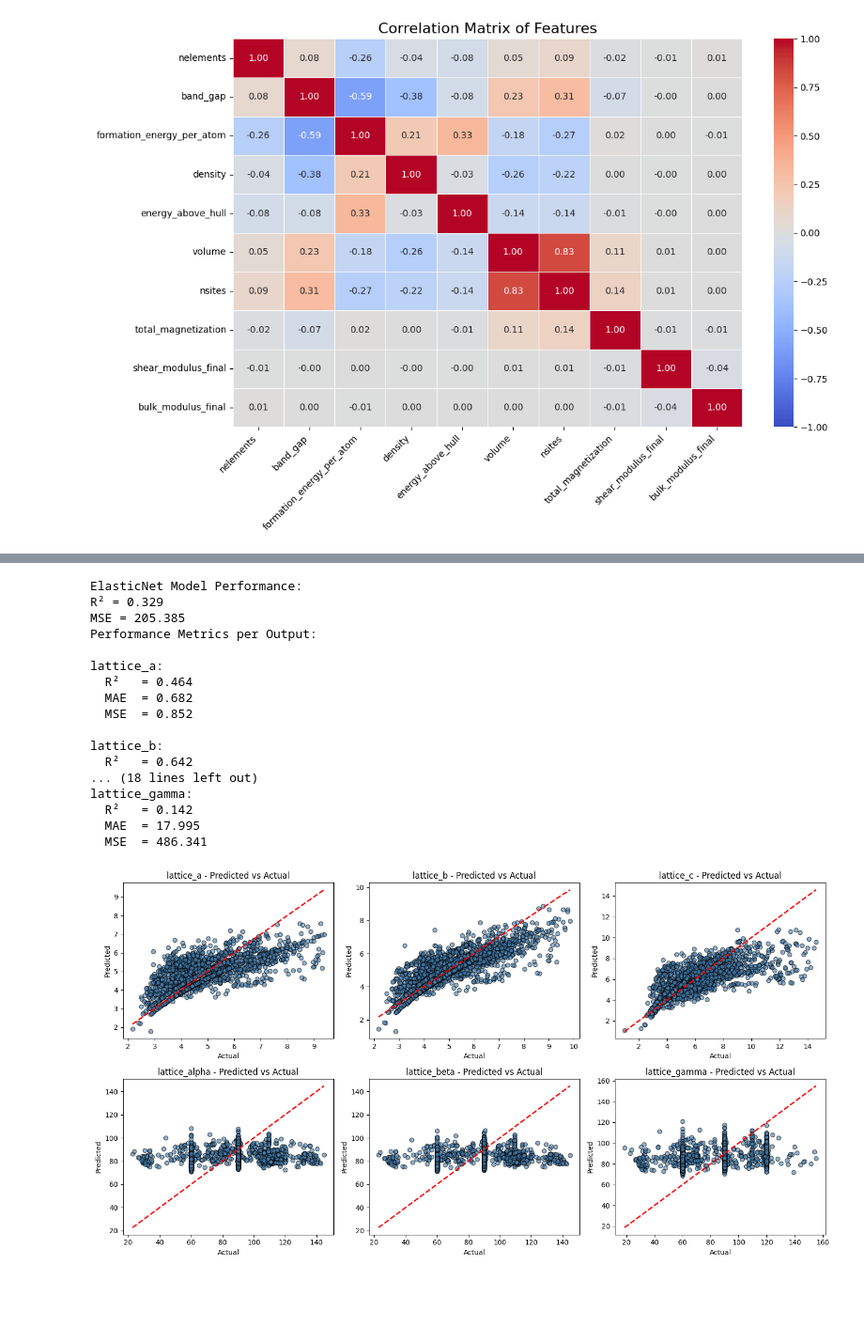
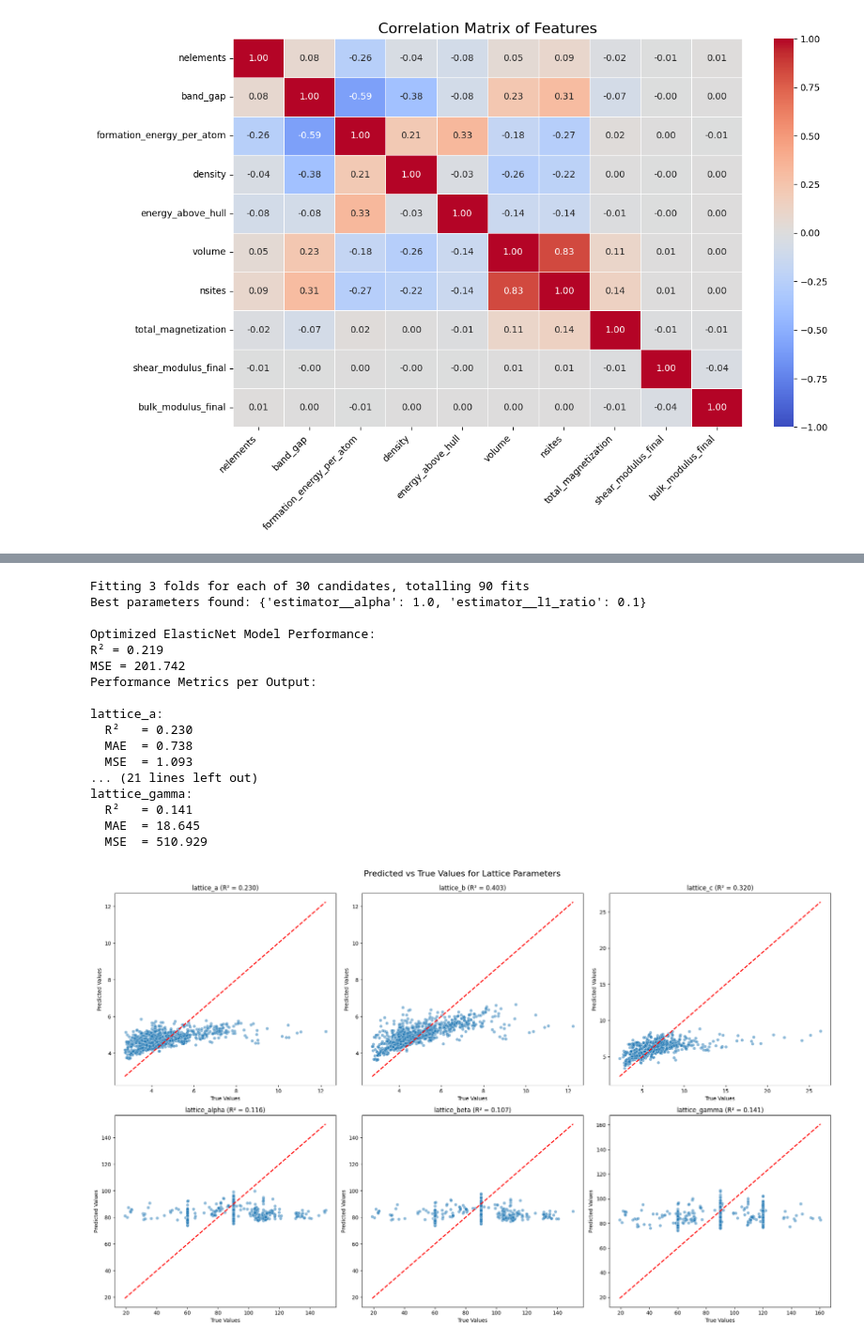
Before and after one commit to mylesgrxnt/CrystalClassification, a Jupyter notebook: proj.ipynb, the cells around one changed output, grey strips where cells are left out. Shown at 94% size. Drawn from its saved outputs; the diff is of its cells as text; code cells hidden in the pictures; blank space fills up the shorter version.

```diff
--- a/proj.ipynb
+++ b/proj.ipynb
@@ -379,52 +410,65 @@ lattice_gamma:
 # %%
-# ElasticNet Regression
+from sklearn.linear_model import ElasticNet
+from sklearn.multioutput import MultiOutputRegressor
+from sklearn.model_selection import GridSearchCV
+from sklearn.metrics import mean_squared_error, r2_score
 
-from sklearn.linear_model import ElasticNet
-from sklearn.metrics import mean_absolute_error, mean_squared_error, r2_score
+# Train/test split and scaling
+X_train_EN, X_test_EN, Y_train_EN, Y_test_EN = train_test_split_custom(df_with_lattice)
+X_train_scaled_EN, X_test_scaled_EN, Y_train_aligned_EN, Y_test_aligned_EN = scale_and_transform(
+    X_train_EN, X_test_EN, Y_train_EN, Y_test_EN
+)
 
-X_train_EN, X_test_EN, Y_train_EN, Y_test_EN = train_test_split_custom(df_with_lattice)
-X_train_scaled_EN, X_test_scaled_EN, Y_train_aligned_EN, Y_test_aligned_EN = scale_and_transform(X_train_EN, X_test_EN, Y_train_EN, Y_test_EN)
+# Define base ElasticNet estimator
+base_elastic_net = ElasticNet(max_iter=10000)
 
-# Initialize the ElasticNet model with alpha and l1_ratio (ElasticNet mix ratio)
-elastic_net = ElasticNet(alpha=0.1, l1_ratio=0.9)  # alpha controls regularization strength
+# Wrap in MultiOutputRegressor
+multi_elastic_net = MultiOutputRegressor(base_elastic_net)
 
-# Train the model on the training data
-elastic_net.fit(X_train_scaled_EN, Y_train_aligned_EN)
+# Grid search parameters
+param_grid = {
+    'estimator__alpha': [0.01, 0.1, 1.0, 10.0, 100.0],
+    'estimator__l1_ratio': [0.1, 0.3, 0.5, 0.7, 0.9, 1.0],
+}
 
-# Predict the target values on the test set
-Y_pred_EN = elastic_net.predict(X_test_scaled_EN)
+# GridSearchCV
+grid_search = GridSearchCV(multi_elastic_net, param_grid, cv=3, scoring='r2', verbose=1)
+grid_search.fit(X_train_scaled_EN, Y_train_aligned_EN)
 
+print("Best parameters found:", grid_search.best_params_)
 
-# Evaluate the model's performance
+# Predict with the best model
+best_model = grid_search.best_estimator_
+Y_pred_EN = best_model.predict(X_test_scaled_EN)
+
+# Overall evaluation
 r2 = r2_score(Y_test_aligned_EN, Y_pred_EN)
 mse = mean_squared_error(Y_test_aligned_EN, Y_pred_EN)
 
-print(f"ElasticNet Model Performance:")
+print(f"\nOptimized ElasticNet Model Performance:")
 print(f"R² = {r2:.3f}")
 print(f"MSE = {mse:.3f}")
 
-# Evaluate
+# Evaluate and Plot
 evaluate_multioutput_regression(Y_test_aligned_EN.to_numpy(), Y_pred_EN, target_names=lattice_features)
-
-# Plot
 plot_multioutput_regression_results(Y_test_aligned_EN.to_numpy(), Y_pred_EN, target_names=lattice_features)
 # %% [output]
-ElasticNet Model Performance:
-R² = 0.329
-MSE = 205.385
+Fitting 3 folds for each of 30 candidates, totalling 90 fits
+Best parameters found: {'estimator__alpha': 1.0, 'estimator__l1_ratio': 0.1}
+
+Optimized ElasticNet Model Performance:
+R² = 0.219
+MSE = 201.742
 Performance Metrics per Output:
 
 lattice_a:
-  R²   = 0.464
-  MAE  = 0.682
-  MSE  = 0.852
-
-lattice_b:
-  R²   = 0.642
-... (18 lines left out)
+  R²   = 0.230
+  MAE  = 0.738
+  MSE  = 1.093
+... (21 lines left out)
 lattice_gamma:
-  R²   = 0.142
-  MAE  = 17.995
-  MSE  = 486.341
+  R²   = 0.141
+  MAE  = 18.645
+  MSE  = 510.929
-[figure, old version]
+[figure, new version]
 # %%
```
Also changed, not shown: parts of 9 cells of this notebook.
